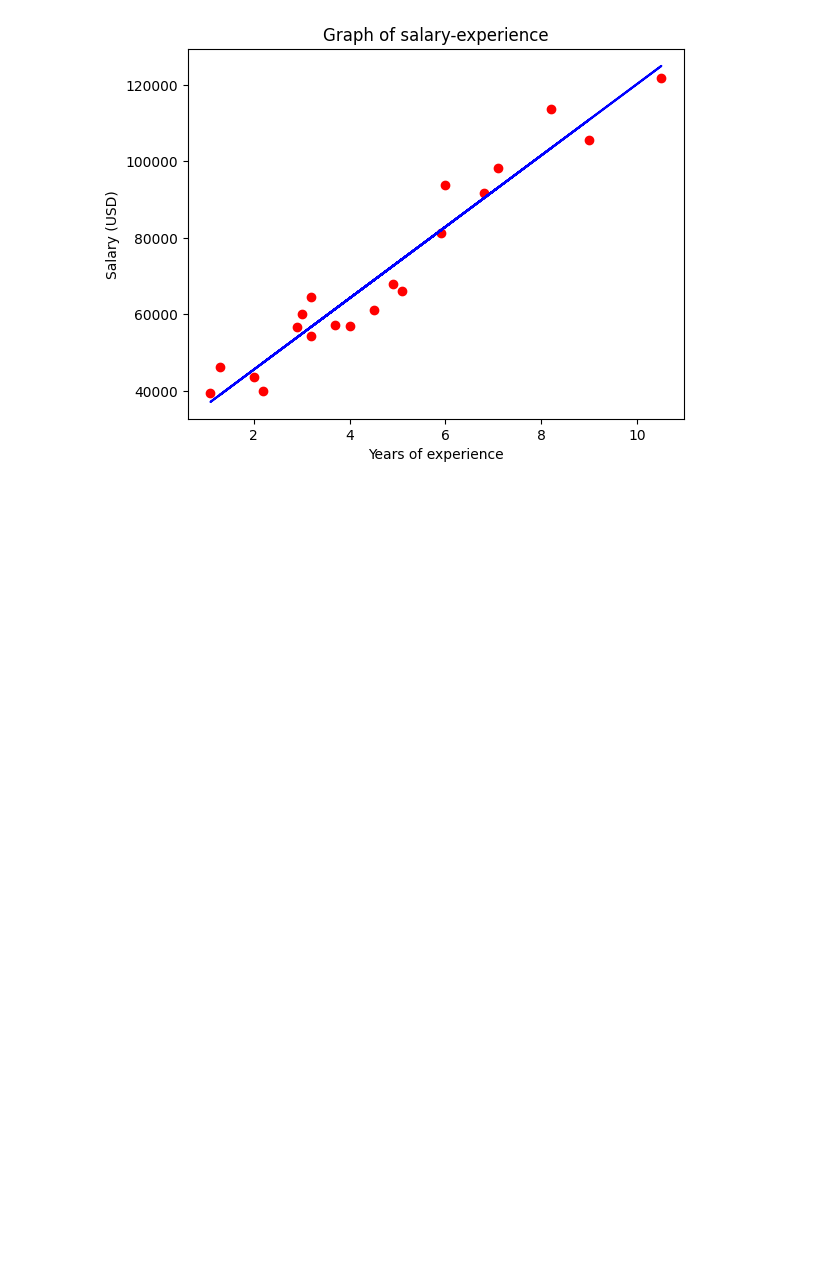
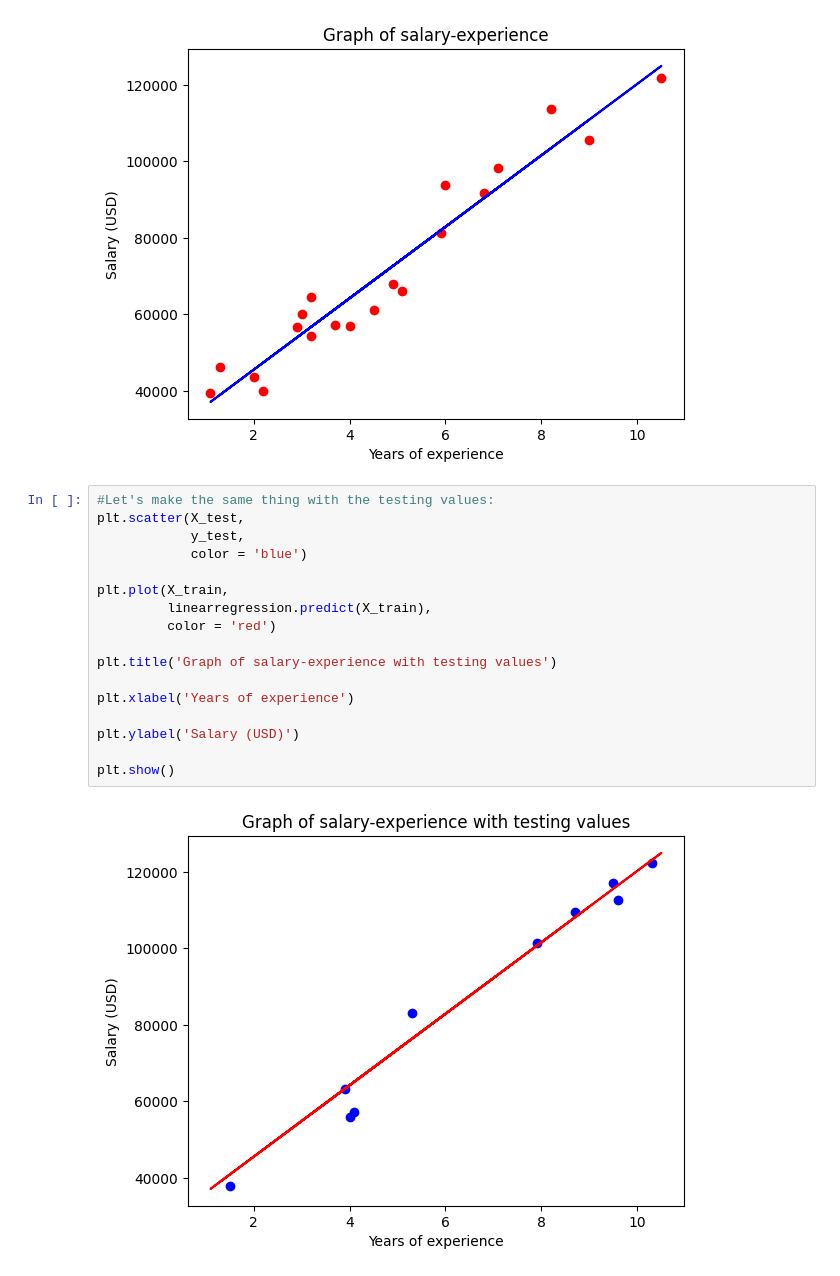
Before and after one commit to earo12/Simple_Linnear_Regression, a Jupyter notebook: Simple_Linnear_Regression.ipynb, the cells around one changed output. Drawn from its saved outputs; the diff is of its cells as text; blank space fills up the shorter version.

Commit message:
Added graph of testing values

```diff
--- a/Simple_Linnear_Regression.ipynb
+++ b/Simple_Linnear_Regression.ipynb
@@ -65,3 +65,22 @@ plt.ylabel('Salary (USD)')
 plt.show()
 # %% [output]
 [figure]
+# %%
+#Let's make the same thing with the testing values:
+plt.scatter(X_test,
+            y_test,
+            color = 'blue')
+
+plt.plot(X_train,
+         linearregression.predict(X_train),
+         color = 'red')
+
+plt.title('Graph of salary-experience with testing values')
+
+plt.xlabel('Years of experience')
+
+plt.ylabel('Salary (USD)')
+
+plt.show()
+# %% [output]
+[figure, added]
```
